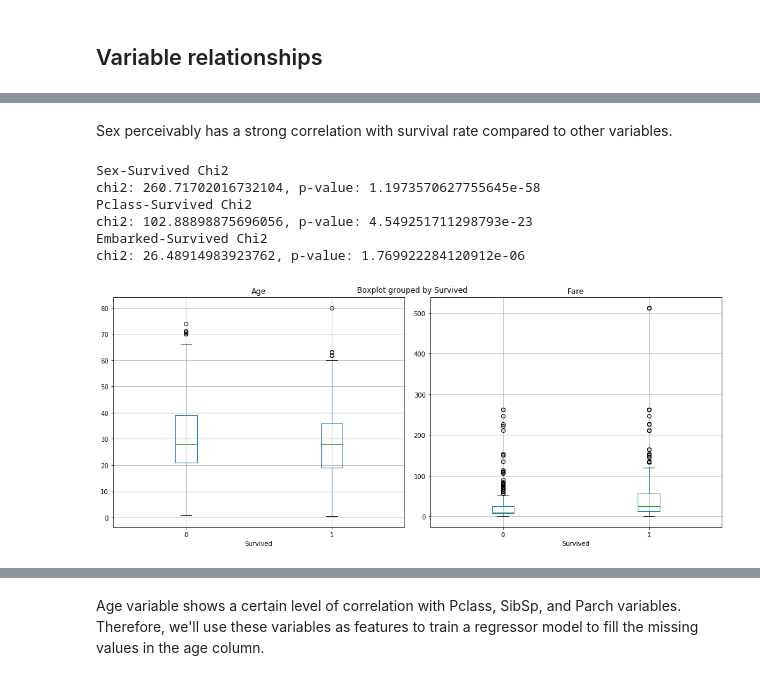
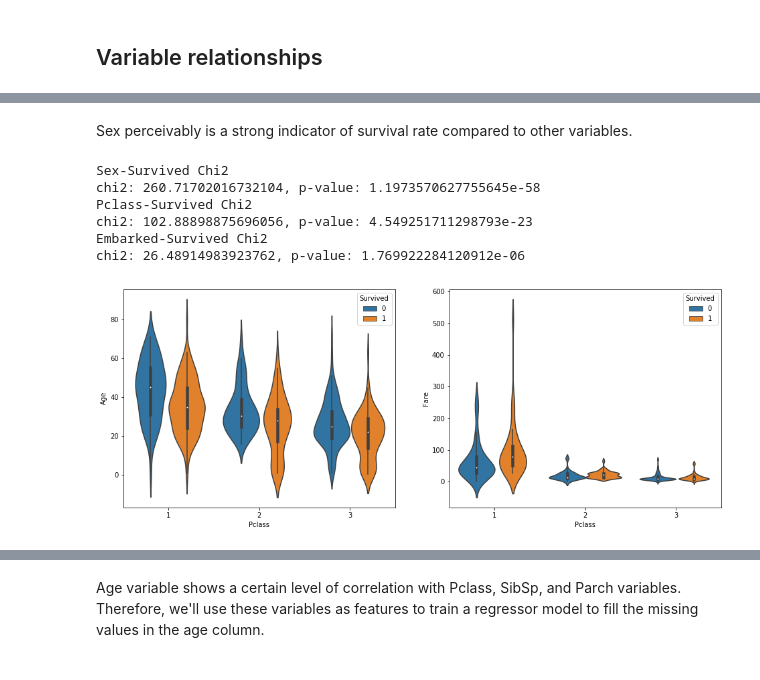
Before and after one commit to chasnew/data-analysis-repository, a Jupyter notebook: Titanic/Kaggle_titanic.ipynb, the cells around one changed output, grey strips where cells are left out. Drawn from its saved outputs; the diff is of its cells as text; code cells hidden in the pictures.

```diff
--- a/Titanic/Kaggle_titanic.ipynb
+++ b/Titanic/Kaggle_titanic.ipynb
@@ -84,4 +85,6 @@ data.head(10)
 | 7 | 8 | 0 | 3 | Palsson, Master. Gosta Leonard | male | 2.0 | 3 | 1 | 349909 | 21.0750 | ... |
 | 8 | 9 | 1 | 3 | Johnson, Mrs. Oscar W (Elisabeth ... | female | 27.0 | 0 | 2 | 347742 | 11.1333 | ... |
 | 9 | 10 | 1 | 2 | Nasser, Mrs. Nicholas (Adele Achem) | female | 14.0 | 1 | 0 | 237736 | 30.0708 | ... |
+# %%
+data.drop(['PassengerId', 'Ticket'], axis=1, inplace=True)
 # %% [markdown]
@@ -105,2 +92,4 @@ es_group = data.groupby(('Survived', 'Embarked'))[['Embarked']].count()
+# %%
+sns.set_style()
 # %% [markdown]
 ## Categorical distributions
@@ -197,3 +149,3 @@ plt.show()
 # %% [markdown]
-Sex perceivably has a strong correlation with survival rate compared to other variables.
+Sex perceivably is a strong indicator of survival rate compared to other variables.
 # %%
@@ -215,11 +170,12 @@ chi2: 26.48914983923762, p-value: 1.769922284120912e-06
 # %%
 fig, axes = plt.subplots(nrows=1, ncols=2)
 fig.set_figheight(6)
-fig.set_figwidth(14)
+fig.set_figwidth(16)
 
-data.boxplot(ax=axes[0], column='Age', by='Survived')
-data.boxplot(ax=axes[1], column='Fare', by='Survived')
-plt.tight_layout()
+sns.violinplot(x='Pclass', y='Age', hue='Survived', data=data, ax=axes[0])
+
+sns.violinplot(x='Pclass', y='Fare', hue='Survived', data=data, ax=axes[1])
+
 plt.show()
 # %% [output]
-[figure, old version]
+[figure, new version]
```
Also changed, not shown: parts of 76 cells of this notebook, 1 other file.
